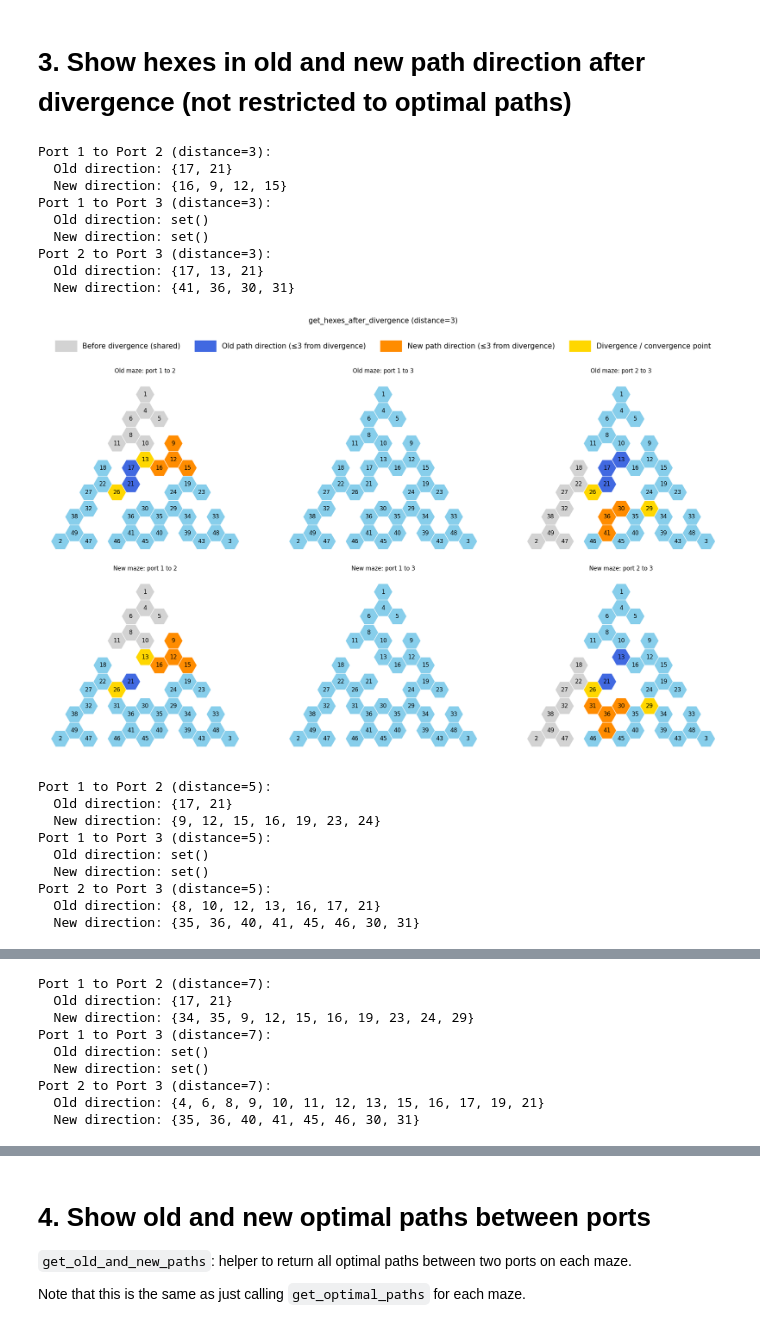
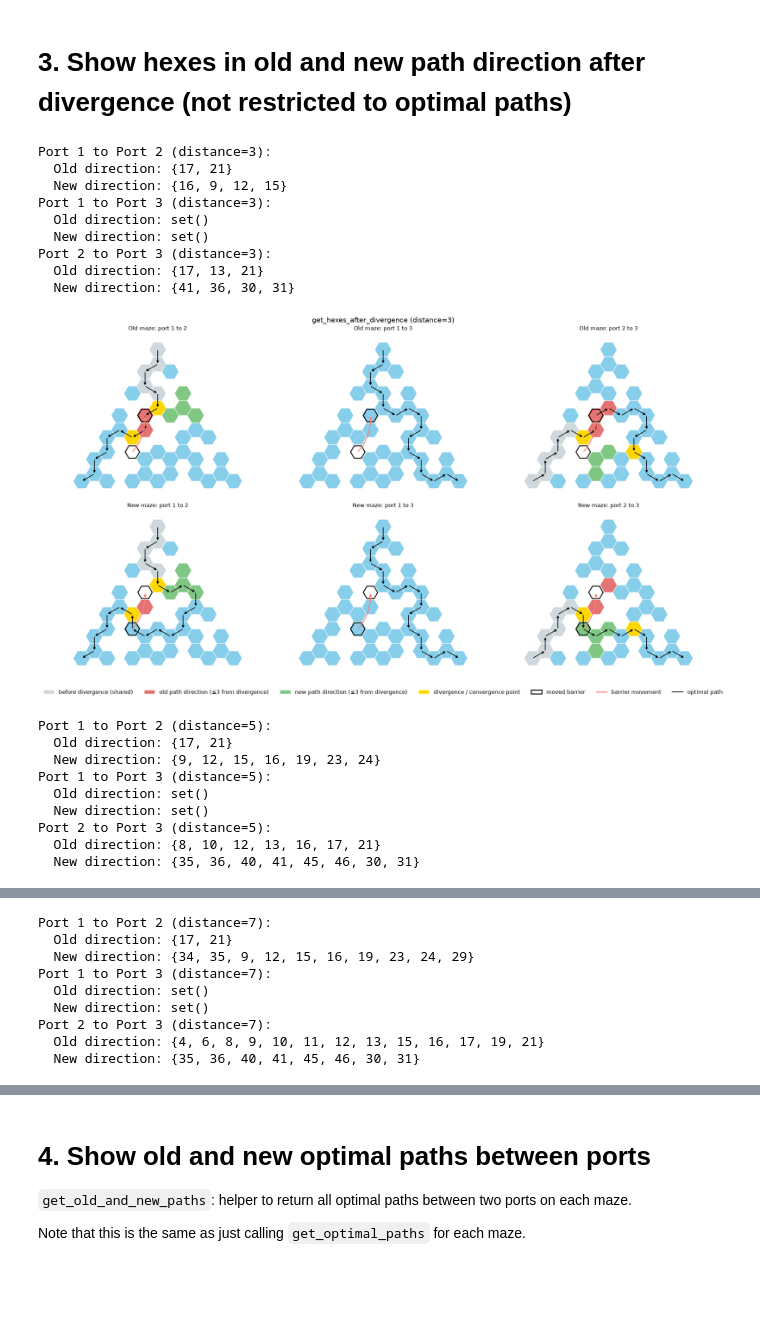
Before and after one commit to calderast/Hex-maze, a Jupyter notebook: Tutorials/12_Compare_Maze_Paths.ipynb, the cells around one changed output, grey strips where cells are left out. Cells and saved outputs as stored; diff of their text form; code cells hidden in the pictures; blank space fills up the shorter version.

Commit message:
update functions and tutorials for classifying barrier change paths

```diff
--- a/Tutorials/12_Compare_Maze_Paths.ipynb
+++ b/Tutorials/12_Compare_Maze_Paths.ipynb
@@ -250,71 +282,54 @@ Port 3 to Port 2: 0 hexes before divergence = set()
 # %% [markdown]
 # 3. Show hexes in old and new path direction after divergence (not restricted to optimal paths)
 # %%
-# Load the barrier sequence database for a pair of mazes
-barrier_sequence_database = pd.read_pickle('../Barrier_Sequence_Databases/barrier_sequence_database.pkl')
-sequence = barrier_sequence_database.iloc[3]['barrier_sequence']
-maze_1, maze_2 = sequence[0], sequence[1]
-
 # Show how the BFS region grows with increasing distance from the divergence point
 for distance in [3, 5, 7]:
     fig, axes = plt.subplots(2, 3, figsize=(21, 12))
 
     for i, (start, end) in enumerate([(1, 2), (1, 3), (2, 3)]):
-        # Get hexes within `distance` of the divergence point along each path direction
+        # Hexes within `distance` of the divergence point along each path direction
         old_near, new_near = get_hexes_after_divergence(maze_1, maze_2, start, end, distance=distance)
-        # Get the shared corridor before divergence for context
+        # The shared corridor before divergence, for context
         before_div = get_hexes_before_divergence(maze_1, maze_2, start, end)
-        # Get divergence/convergence point
         divergence_point = get_path_divergence_point(maze_1, maze_2, start, end)
         convergence_point = get_path_convergence_point(maze_1, maze_2, start, end)
 
         print(f"Port {start} to Port {end} (distance={distance}):")
         print(f"  Old direction: {old_near}")
         print(f"  New direction: {new_near}")
 
-        key_points = set()
-        if divergence_point is not None:
-            key_points.add(divergence_point)
-        if convergence_point is not None:
-            key_points.add(convergence_point)
+        key_points = {point for point in (divergence_point, convergence_point) if point is not None}
 
-        # Plot shared corridor in light grey, old BFS region in blue,
-        # new BFS region in orange, and divergence/convergence in gold
         highlight = [before_div - key_points, old_near, new_near, key_points]
-        colors = ["lightgray", "royalblue", "darkorange", "gold"]
+        colors = [CLASS_COLORS["before_divergence"], CLASS_COLORS["old_path"],
+                  CLASS_COLORS["new_path"], DIVERGENCE_COLOR]
 
-        # Plot on old maze
-        plot_hex_maze(maze_1, ax=axes[0, i], highlight_hexes=highlight,
-                      highlight_colors=colors, show_hex_labels=True, show_barriers=False)
-        axes[0, i].set_title(f"Old maze: port {start} to {end}")
+        old_path, new_path = paths_to_draw(maze_1, maze_2, start, end)
+        plot_maze_panel(maze_1, axes[0, i], f"Old maze: port {start} to {end}", highlight, colors,
+                        barrier_change=barrier_change, hex_path=old_path)
+        plot_maze_panel(maze_2, axes[1, i], f"New maze: port {start} to {end}", highlight, colors,
+                        barrier_change=barrier_change, hex_path=new_path)
 
-        # Plot on new maze
-        plot_hex_maze(maze_2, ax=axes[1, i], highlight_hexes=highlight,
-                      highlight_colors=colors, show_hex_labels=True, show_barriers=False)
-        axes[1, i].set_title(f"New maze: port {start} to {end}")
-
-    legend_handles = [
-        mpatches.Patch(color="lightgray", label="Before divergence (shared)"),
-        mpatches.Patch(color="royalblue", label=f"Old path direction (≤{distance} from divergence)"),
-        mpatches.Patch(color="darkorange", label=f"New path direction (≤{distance} from divergence)"),
-        mpatches.Patch(color="gold", label="Divergence / convergence point"),
-    ]
-    fig.legend(handles=legend_handles, loc="upper center", ncol=4, bbox_to_anchor=(0.5, 1.05), fontsize=15,
-        handlelength=3, handleheight=2, borderpad=1, frameon=False)
-    fig.suptitle(f"get_hexes_after_divergence (distance={distance})", fontsize=15, y=1.08)
-    plt.tight_layout()
+    add_legend(fig, [
+        ("before divergence (shared)", CLASS_COLORS["before_divergence"]),
+        (f"old path direction (≤{distance} from divergence)", CLASS_COLORS["old_path"]),
+        (f"new path direction (≤{distance} from divergence)", CLASS_COLORS["new_path"]),
+        ("divergence / convergence point", DIVERGENCE_COLOR),
+    ])
+    fig.suptitle(f"get_hexes_after_divergence (distance={distance})", fontsize=15)
+    fig.tight_layout(rect=[0, 0.05, 1, 1])
     plt.show()
 # %% [output]
 Port 1 to Port 2 (distance=3):
   Old direction: {17, 21}
   New direction: {16, 9, 12, 15}
 Port 1 to Port 3 (distance=3):
   Old direction: set()
   New direction: set()
 Port 2 to Port 3 (distance=3):
   Old direction: {17, 13, 21}
   New direction: {41, 36, 30, 31}
-[figure, old version]
+[figure, new version]
 Port 1 to Port 2 (distance=5):
   Old direction: {17, 21}
   New direction: {9, 12, 15, 16, 19, 23, 24}
```
Also changed, not shown: parts of 12 cells of this notebook, 2 other files.
